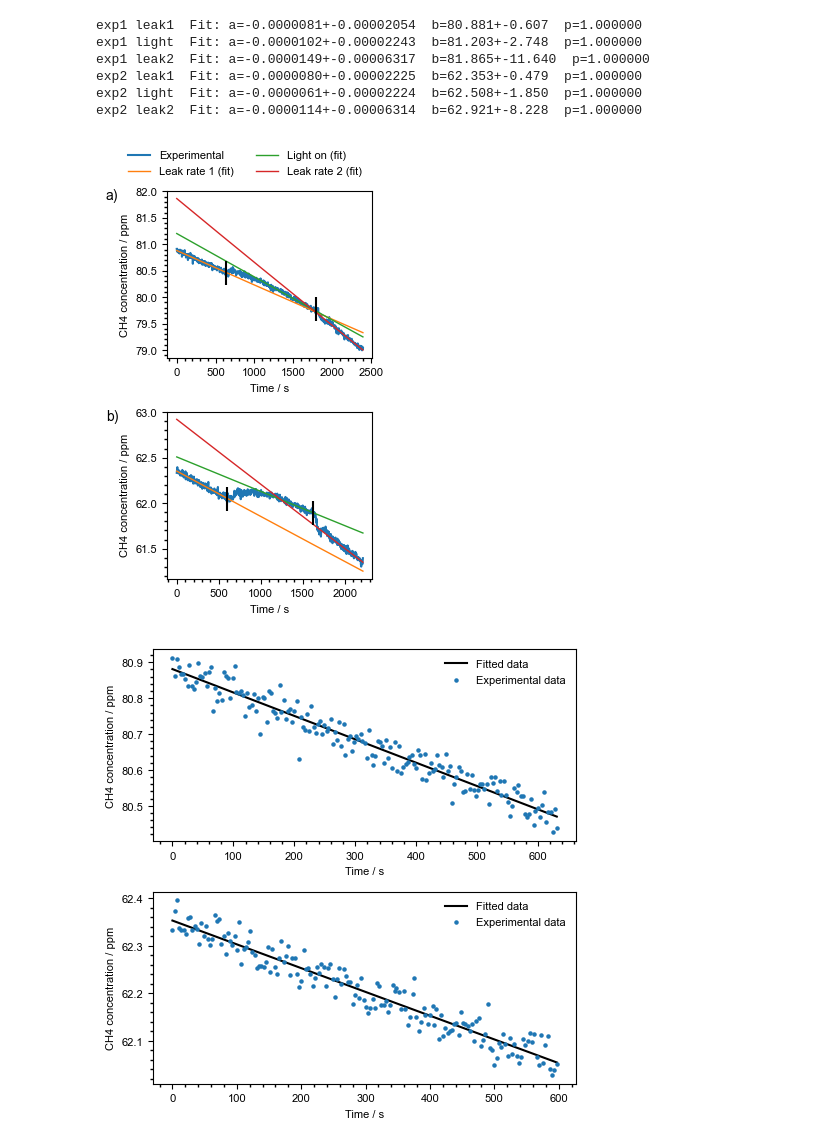
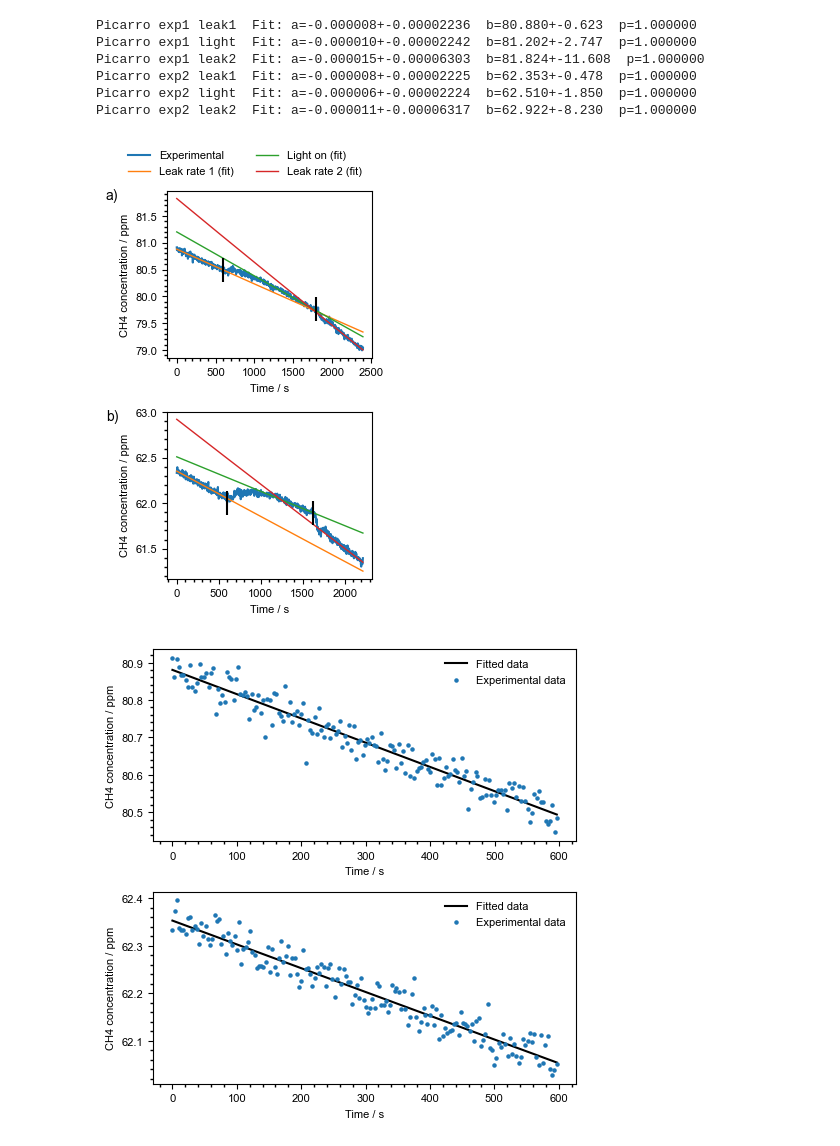
Before and after one commit to Normann25/Manganese-chlorides, a Jupyter notebook: Bachelor/Piccaro/data_treat_v2.ipynb, the cells around one changed output. Cells and saved outputs as stored; diff of their text form; code cells hidden in the pictures.

```diff
--- a/Bachelor/Piccaro/data_treat_v2.ipynb
+++ b/Bachelor/Piccaro/data_treat_v2.ipynb
@@ -14,5 +14,7 @@ from Functions import *
 from ExternalFunctions import Chi2Regression, BinnedLH, UnbinnedLH, nice_string_output, add_text_to_ax
 # %%
 path = '../../../../KU/Bachelor+Research/Data/Piccaro/'
+dates = ['01052023']
 
-df = read_data_picarro(path)
+df = read_data_picarro(path, dates)
+# display(df['01052023'])
@@ -70,42 +66,43 @@ for i, time in enumerate(df['TIME']):
 # %%
-idx_array = np.array([[2853, 3034], [3196, 3367], [3453, 3539], [6290, 6464], [6586, 6760], [6847, 6934]])
-exp_keys = ['Picarro exp1 leak1', 'Picarro exp1 light', 'Picarro exp1 leak2', 'Picarro exp2 leak1', 'Picarro exp2 light', 'Picarro exp2 leak2']
-
+idx_array = np.array([[1810, 1981, 2153, 2324, 2410, 2496, 5247, 5421, 5543, 5717, 5804, 5891]])
+exp_keys = [['Picarro exp1 leak1', 'Picarro exp1 light', 'Picarro exp1 leak2', 'Picarro exp2 leak1', 'Picarro exp2 light', 'Picarro exp2 leak2']]
+# display(df['01052023'])
 pd.options.mode.chained_assignment = None
 treat_dict = dict_for_treatment(df, idx_array, exp_keys)
-for key in exp_keys[:3]:
-    treat_dict[key]['Seconds'] = treat_dict[key]['Seconds'] - df['Seconds'][2853]
-for key in exp_keys[3:]:
-    treat_dict[key]['Seconds'] = treat_dict[key]['Seconds'] - df['Seconds'][6290]
+
+for key in exp_keys[0][:3]:
+    treat_dict[key]['Seconds'] = treat_dict[key]['Seconds'] - df['01052023']['Seconds'][1810]
+for key in exp_keys[0][3:]:
+    treat_dict[key]['Seconds'] = treat_dict[key]['Seconds'] - df['01052023']['Seconds'][5247]
 # %%
 a_guess = np.zeros(6) - 0.0005
 b_guess = np.zeros(6) + 100
 
 a, b, ea, eb, Chi2, ndf, prob = fit_exp(treat_dict, a_guess, b_guess)
 # %% [output]
-exp1 leak1  Fit: a=-0.0000081+-0.00002054  b=80.881+-0.607  p=1.000000
-exp1 light  Fit: a=-0.0000102+-0.00002243  b=81.203+-2.748  p=1.000000
-exp1 leak2  Fit: a=-0.0000149+-0.00006317  b=81.865+-11.640  p=1.000000
-exp2 leak1  Fit: a=-0.0000080+-0.00002225  b=62.353+-0.479  p=1.000000
-exp2 light  Fit: a=-0.0000061+-0.00002224  b=62.508+-1.850  p=1.000000
-exp2 leak2  Fit: a=-0.0000114+-0.00006314  b=62.921+-8.228  p=1.000000
+Picarro exp1 leak1  Fit: a=-0.000008+-0.00002236  b=80.880+-0.623  p=1.000000
+Picarro exp1 light  Fit: a=-0.000010+-0.00002242  b=81.202+-2.747  p=1.000000
+Picarro exp1 leak2  Fit: a=-0.000015+-0.00006303  b=81.824+-11.608  p=1.000000
+Picarro exp2 leak1  Fit: a=-0.000008+-0.00002225  b=62.353+-0.478  p=1.000000
+Picarro exp2 light  Fit: a=-0.000006+-0.00002224  b=62.510+-1.850  p=1.000000
+Picarro exp2 leak2  Fit: a=-0.000011+-0.00006317  b=62.922+-8.230  p=1.000000
 # %%
 labels_full = ['Experimental', 'Leak rate 1 (fit)', 'Light on (fit)', 'Leak rate 2 (fit)']
 fig, ax = plt.subplots(2, 1, figsize = (3.2, 5))
 
-plot_full_exp(ax[0], df, a[:3], b[:3], [2853, 3539], [3034, 3367])
+plot_full_exp(ax[0], df['01052023'], a[:3], b[:3], [1810, 2496], [1981, 2324])
 ax[0].legend(labels = labels_full, frameon = False, fontsize = 8, ncol = 2, bbox_to_anchor = (1, 1.3))
-plot_full_exp(ax[1], df, a[3:], b[3:], [6290, 6934], [6465, 6760])
+plot_full_exp(ax[1], df['01052023'], a[3:], b[3:], [5247, 5891], [5421, 5717])
 
 sublabels = ['a)', 'b)']
 for ax, l in zip(ax.flatten(), sublabels):
     ax.text(-0.3, .95, l, transform = ax.transAxes, fontsize = 10)
 
 fig.tight_layout()
 fig.savefig('Full_exp.jpg', dpi = 600)
 plt.show()
 # %% [output]
-[figure, old version]
+[figure, new version]
 # %%
 fig, ax = plt.subplots(2, 1, figsize = (5, 5))
 
@@ -116,7 +113,7 @@ fig.tight_layout()
 fig.savefig('leak1.jpg', dpi = 600)
 plt.show()
 # %% [output]
-[figure, old version]
+[figure, new version]
 # %%
 labels_after = ['Fit', 'Experimental', 'Mean before light', 'Mean after light']
 fig, axes = plt.subplots(2, 1, figsize = (3.2, 5))
```
Also changed, not shown: parts of 4 cells of this notebook, 7 other files.
